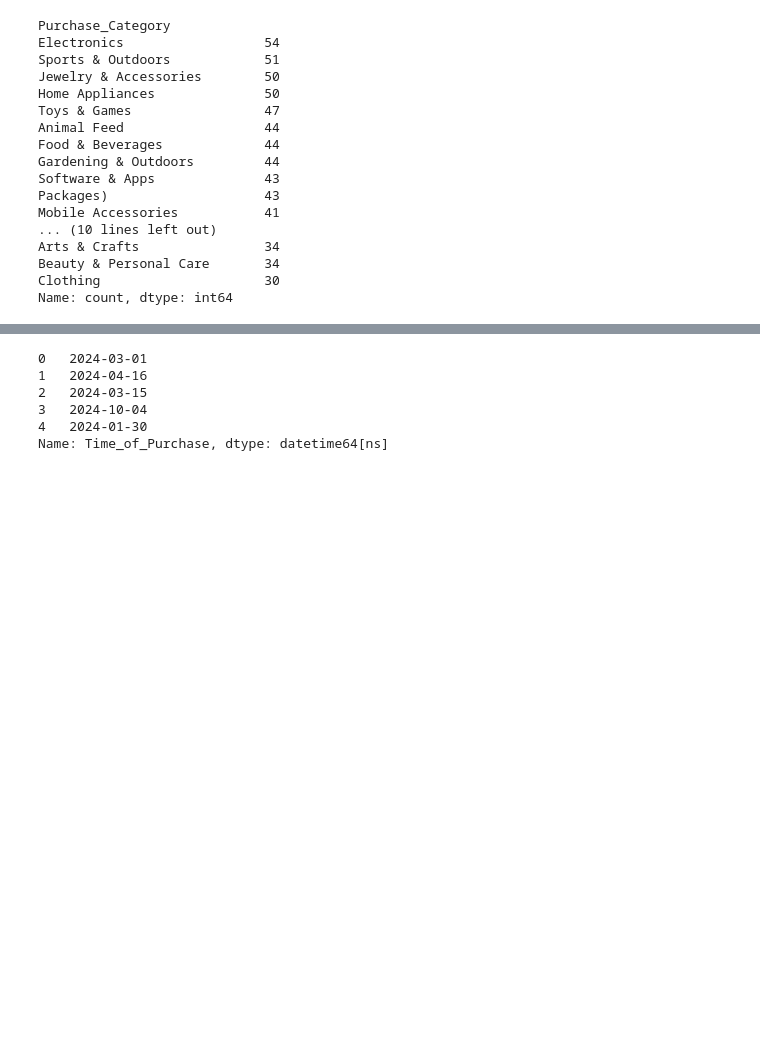
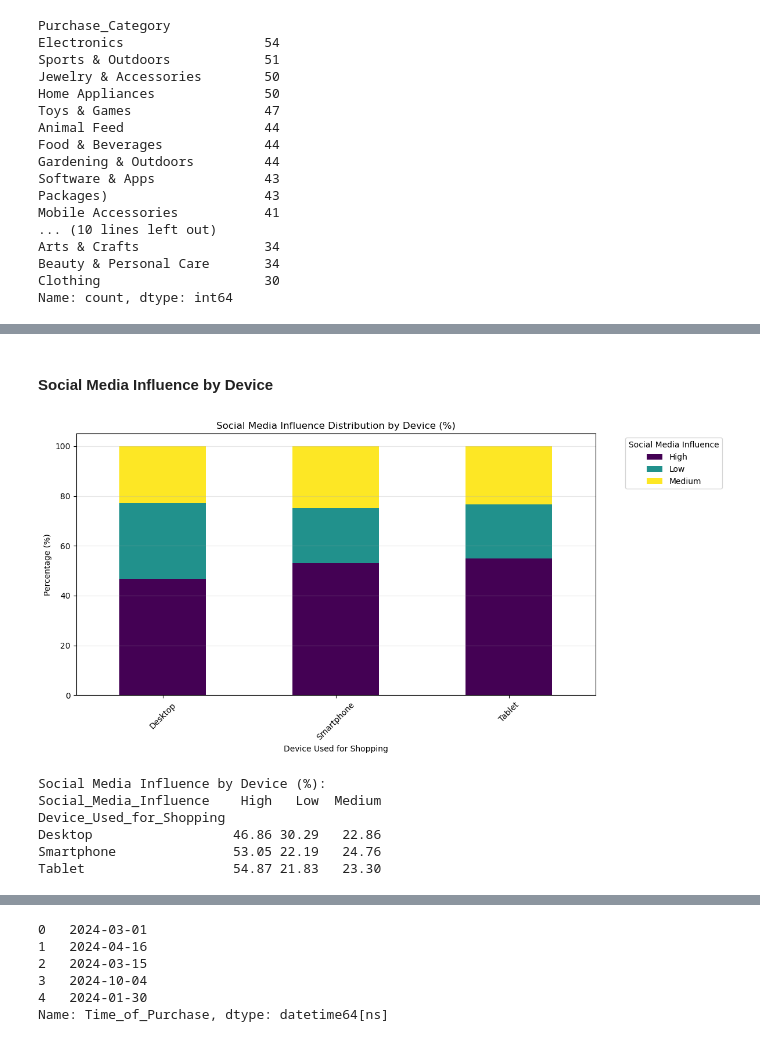
Before and after one commit to marianemcgrath/pfda, a Jupyter notebook: project/project.ipynb, the cells around one changed output, grey strips where cells are left out. Drawn from its saved outputs; the diff is of its cells as text; code cells hidden in the pictures; blank space fills up the shorter version.

```diff
--- a/project/project.ipynb
+++ b/project/project.ipynb
@@ -717,0 +786,29 @@ df["Churn_Risk"] = (
+# %% [markdown]
+#### Social Media Influence by Device
+# %%
+# PercentagCalculating the percentage of each influence level within each device
+device_social_influence = (pd.crosstab(df['Device_Used_for_Shopping'], df['Social_Media_Influence'],
+                            normalize='index') * 100).round(2)
+
+# Creating stacked bar plot
+device_social_influence.plot(kind='bar', stacked=True, figsize=(12, 6), colormap='viridis')
+plt.title('Social Media Influence Distribution by Device (%)')
+plt.xlabel('Device Used for Shopping')
+plt.ylabel('Percentage (%)')
+plt.legend(title='Social Media Influence', bbox_to_anchor=(1.05, 1), loc='upper left')
+plt.xticks(rotation=45)
+plt.grid(axis='y', alpha=0.3)
+plt.tight_layout()
+plt.show()
+
+# Alternative: Print the table for exact values
+print("Social Media Influence by Device (%):")
+print(device_social_influence)
+# %% [output]
+[figure, added]
+Social Media Influence by Device (%):
+Social_Media_Influence    High   Low  Medium
+Device_Used_for_Shopping
+Desktop                  46.86 30.29   22.86
+Smartphone               53.05 22.19   24.76
+Tablet                   54.87 21.83   23.30
```
Also changed, not shown: parts of 16 cells of this notebook, 1 other file.
